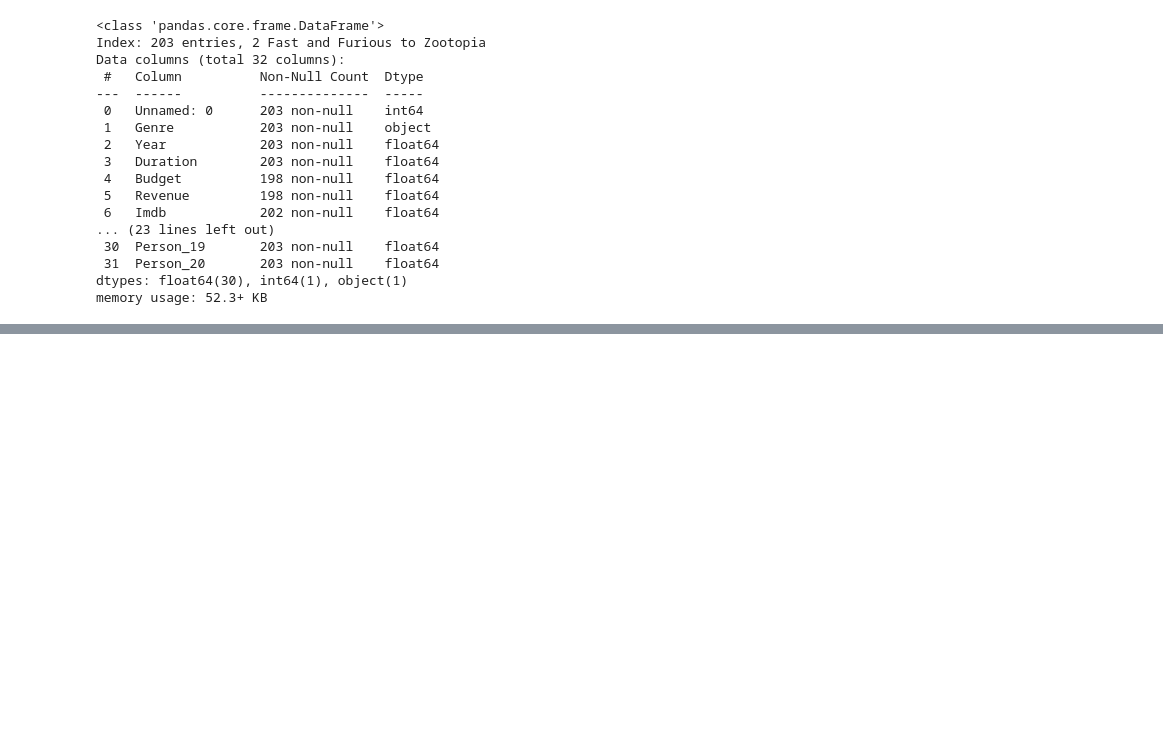
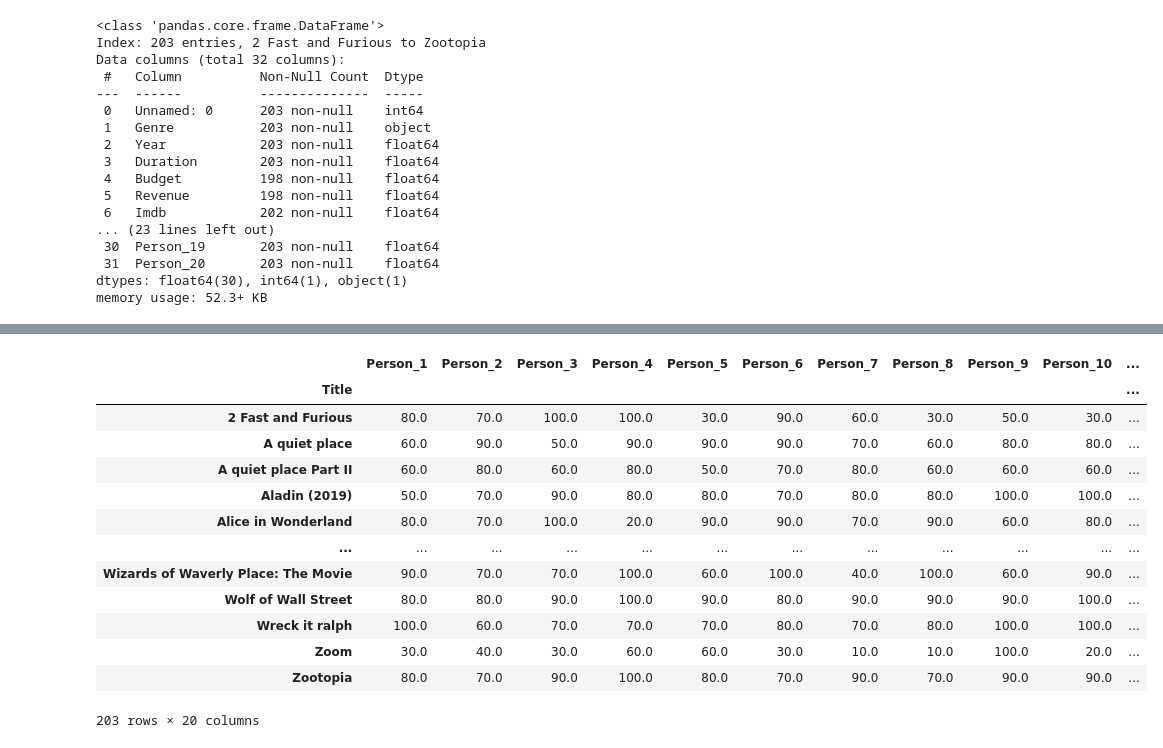
Before and after one commit to Alaninja1209/Did-you-like-the-movie-, a Jupyter notebook: Movie_Dataset_ExploratoryAnalysis.ipynb, the cells around one changed output, grey strips where cells are left out. Drawn from its saved outputs; the diff is of its cells as text; code cells hidden in the pictures; blank space fills up the shorter version.

```diff
--- a/Movie_Dataset_ExploratoryAnalysis.ipynb
+++ b/Movie_Dataset_ExploratoryAnalysis.ipynb
@@ -61,0 +64,2 @@ memory usage: 52.3+ KB
+# %%
+movies = movies.drop(columns=['Unnamed: 0'])
@@ -81,0 +98,17 @@ dtype: int64
+# %%
+movies.iloc[:,11:]
+# %% [output]
+|  | Person_1 | Person_2 | Person_3 | Person_4 | Person_5 | Person_6 | Person_7 | Person_8 | Person_9 | Person_10 | ... |
+| Title |  |  |  |  |  |  |  |  |  |  | ... |
+| 2 Fast and Furious | 80.0 | 70.0 | 100.0 | 100.0 | 30.0 | 90.0 | 60.0 | 30.0 | 50.0 | 30.0 | ... |
+| A quiet place | 60.0 | 90.0 | 50.0 | 90.0 | 90.0 | 90.0 | 70.0 | 60.0 | 80.0 | 80.0 | ... |
+| A quiet place Part II | 60.0 | 80.0 | 60.0 | 80.0 | 50.0 | 70.0 | 80.0 | 60.0 | 60.0 | 60.0 | ... |
+| Aladin (2019) | 50.0 | 70.0 | 90.0 | 80.0 | 80.0 | 70.0 | 80.0 | 80.0 | 100.0 | 100.0 | ... |
+| Alice in Wonderland | 80.0 | 70.0 | 100.0 | 20.0 | 90.0 | 90.0 | 70.0 | 90.0 | 60.0 | 80.0 | ... |
+| ... | ... | ... | ... | ... | ... | ... | ... | ... | ... | ... | ... |
+| Wizards of Waverly Place: The Movie | 90.0 | 70.0 | 70.0 | 100.0 | 60.0 | 100.0 | 40.0 | 100.0 | 60.0 | 90.0 | ... |
+| Wolf of Wall Street | 80.0 | 80.0 | 90.0 | 100.0 | 90.0 | 80.0 | 90.0 | 90.0 | 90.0 | 100.0 | ... |
+| Wreck it ralph | 100.0 | 60.0 | 70.0 | 70.0 | 70.0 | 80.0 | 70.0 | 80.0 | 100.0 | 100.0 | ... |
+| Zoom | 30.0 | 40.0 | 30.0 | 60.0 | 60.0 | 30.0 | 10.0 | 10.0 | 100.0 | 20.0 | ... |
+| Zootopia | 80.0 | 70.0 | 90.0 | 100.0 | 80.0 | 70.0 | 90.0 | 70.0 | 90.0 | 90.0 | ... |
+203 rows × 20 columns
```
Also changed, not shown: parts of 10 cells of this notebook, 2 other files.
